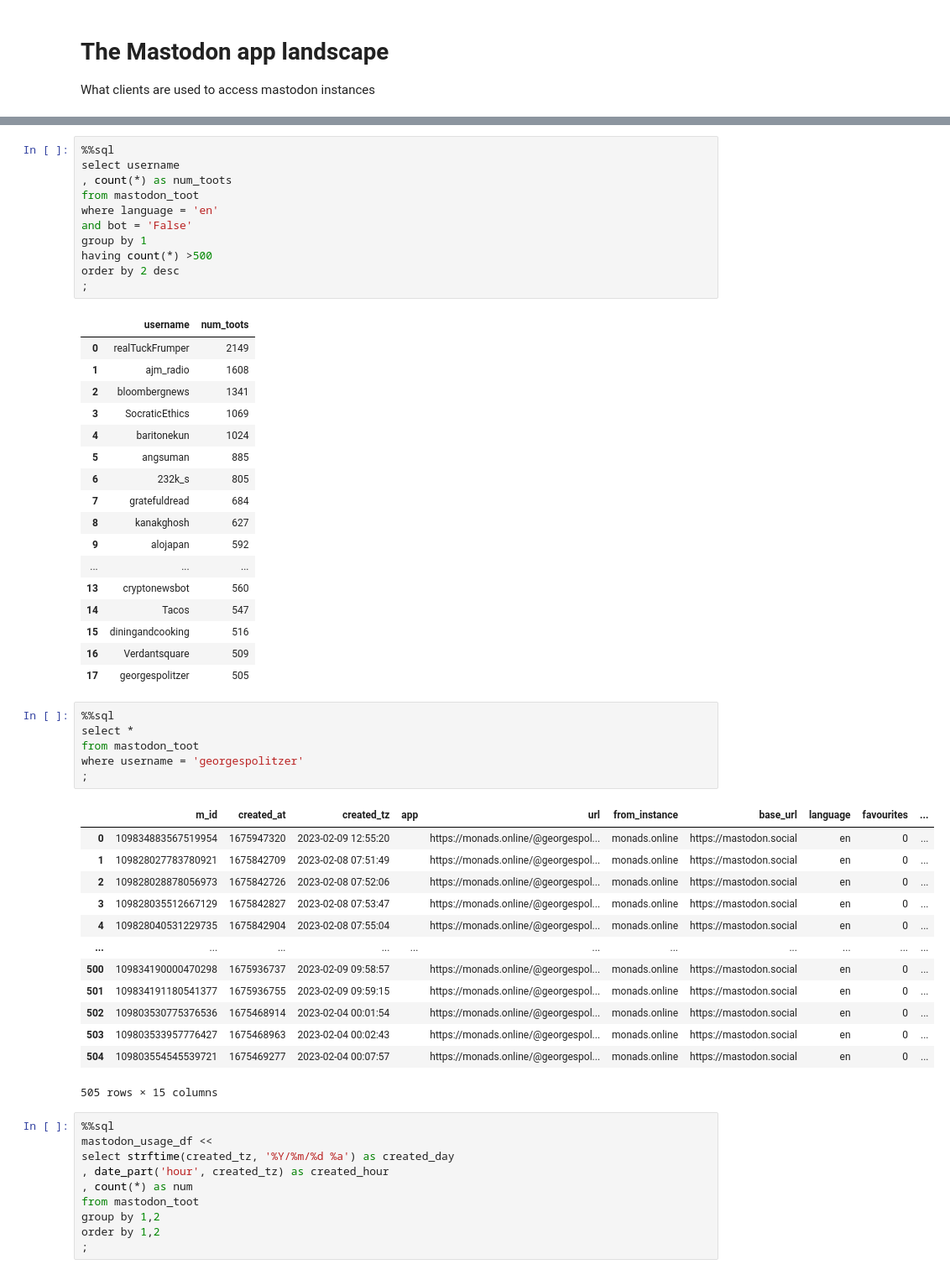
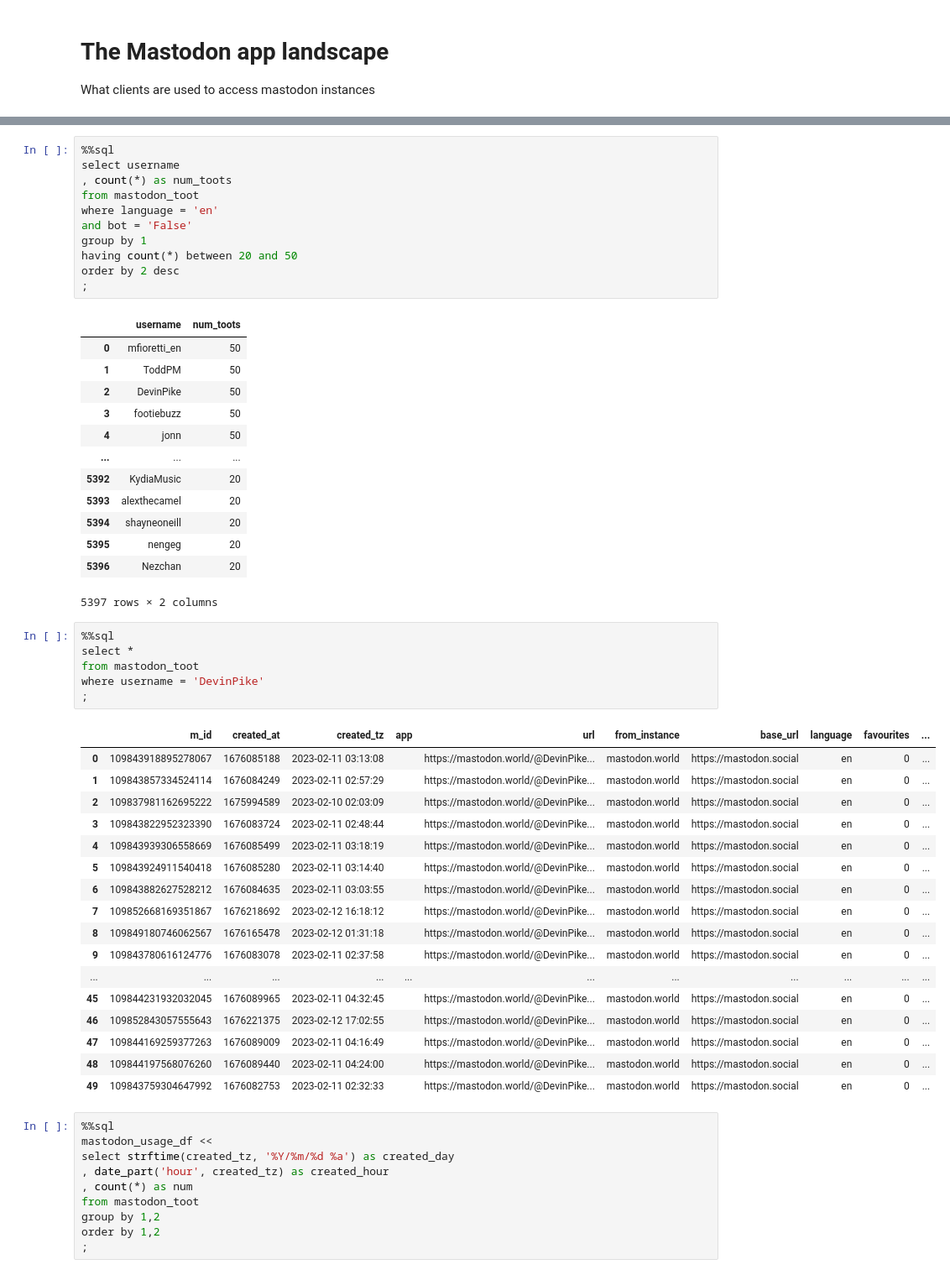
Before and after one commit to saubury/mastodon-stream, a Jupyter notebook: notebooks/mastodon-analysis.ipynb, the cells around one changed output, grey strips where cells are left out. Shown at 84% size. Cells and saved outputs as stored; diff of their text form.

```diff
--- a/notebooks/mastodon-analysis.ipynb
+++ b/notebooks/mastodon-analysis.ipynb
@@ -127,47 +106,47 @@ from mastodon_toot
 where language = 'en'
 and bot = 'False'
 group by 1
-having count(*) >500
+having count(*) between 20 and 50
 order by 2 desc
 ;
 # %% [output]
 |  | username | num_toots |
-| 0 | realTuckFrumper | 2149 |
-| 1 | ajm_radio | 1608 |
-| 2 | bloombergnews | 1341 |
-| 3 | SocraticEthics | 1069 |
-| 4 | baritonekun | 1024 |
-| 5 | angsuman | 885 |
-| 6 | 232k_s | 805 |
-| 7 | gratefuldread | 684 |
-| 8 | kanakghosh | 627 |
-| 9 | alojapan | 592 |
+| 0 | mfioretti_en | 50 |
+| 1 | ToddPM | 50 |
+| 2 | DevinPike | 50 |
+| 3 | footiebuzz | 50 |
+| 4 | jonn | 50 |
 | ... | ... | ... |
-| 13 | cryptonewsbot | 560 |
-| 14 | Tacos | 547 |
-| 15 | diningandcooking | 516 |
-| 16 | Verdantsquare | 509 |
-| 17 | georgespolitzer | 505 |
+| 5392 | KydiaMusic | 20 |
+| 5393 | alexthecamel | 20 |
+| 5394 | shayneoneill | 20 |
+| 5395 | nengeg | 20 |
+| 5396 | Nezchan | 20 |
+5397 rows × 2 columns
 # %%
 %%sql
 select *
 from mastodon_toot
-where username = 'georgespolitzer'
+where username = 'DevinPike'
 ;
 # %% [output]
 |  | m_id | created_at | created_tz | app | url | from_instance | base_url | language | favourites | ... |
-| 0 | 109834883567519954 | 1675947320 | 2023-02-09 12:55:20 |  | https://monads.online/@georgespol... | monads.online | https://mastodon.social | en | 0 | ... |
-| 1 | 109828027783780921 | 1675842709 | 2023-02-08 07:51:49 |  | https://monads.online/@georgespol... | monads.online | https://mastodon.social | en | 0 | ... |
-| 2 | 109828028878056973 | 1675842726 | 2023-02-08 07:52:06 |  | https://monads.online/@georgespol... | monads.online | https://mastodon.social | en | 0 | ... |
-| 3 | 109828035512667129 | 1675842827 | 2023-02-08 07:53:47 |  | https://monads.online/@georgespol... | monads.online | https://mastodon.social | en | 0 | ... |
-| 4 | 109828040531229735 | 1675842904 | 2023-02-08 07:55:04 |  | https://monads.online/@georgespol... | monads.online | https://mastodon.social | en | 0 | ... |
+| 0 | 109843918895278067 | 1676085188 | 2023-02-11 03:13:08 |  | https://mastodon.world/@DevinPike... | mastodon.world | https://mastodon.social | en | 0 | ... |
+| 1 | 109843857334524114 | 1676084249 | 2023-02-11 02:57:29 |  | https://mastodon.world/@DevinPike... | mastodon.world | https://mastodon.social | en | 0 | ... |
+| 2 | 109837981162695222 | 1675994589 | 2023-02-10 02:03:09 |  | https://mastodon.world/@DevinPike... | mastodon.world | https://mastodon.social | en | 0 | ... |
+| 3 | 109843822952323390 | 1676083724 | 2023-02-11 02:48:44 |  | https://mastodon.world/@DevinPike... | mastodon.world | https://mastodon.social | en | 0 | ... |
+| 4 | 109843939306558669 | 1676085499 | 2023-02-11 03:18:19 |  | https://mastodon.world/@DevinPike... | mastodon.world | https://mastodon.social | en | 0 | ... |
+| 5 | 109843924911540418 | 1676085280 | 2023-02-11 03:14:40 |  | https://mastodon.world/@DevinPike... | mastodon.world | https://mastodon.social | en | 0 | ... |
+| 6 | 109843882627528212 | 1676084635 | 2023-02-11 03:03:55 |  | https://mastodon.world/@DevinPike... | mastodon.world | https://mastodon.social | en | 0 | ... |
+| 7 | 109852668169351867 | 1676218692 | 2023-02-12 16:18:12 |  | https://mastodon.world/@DevinPike... | mastodon.world | https://mastodon.social | en | 0 | ... |
+| 8 | 109849180746062567 | 1676165478 | 2023-02-12 01:31:18 |  | https://mastodon.world/@DevinPike... | mastodon.world | https://mastodon.social | en | 0 | ... |
+| 9 | 109843780616124776 | 1676083078 | 2023-02-11 02:37:58 |  | https://mastodon.world/@DevinPike... | mastodon.world | https://mastodon.social | en | 0 | ... |
 | ... | ... | ... | ... | ... | ... | ... | ... | ... | ... | ... |
-| 500 | 109834190000470298 | 1675936737 | 2023-02-09 09:58:57 |  | https://monads.online/@georgespol... | monads.online | https://mastodon.social | en | 0 | ... |
-| 501 | 109834191180541377 | 1675936755 | 2023-02-09 09:59:15 |  | https://monads.online/@georgespol... | monads.online | https://mastodon.social | en | 0 | ... |
-| 502 | 109803530775376536 | 1675468914 | 2023-02-04 00:01:54 |  | https://monads.online/@georgespol... | monads.online | https://mastodon.social | en | 0 | ... |
-| 503 | 109803533957776427 | 1675468963 | 2023-02-04 00:02:43 |  | https://monads.online/@georgespol... | monads.online | https://mastodon.social | en | 0 | ... |
-| 504 | 109803554545539721 | 1675469277 | 2023-02-04 00:07:57 |  | https://monads.online/@georgespol... | monads.online | https://mastodon.social | en | 0 | ... |
+| 45 | 109844231932032045 | 1676089965 | 2023-02-11 04:32:45 |  | https://mastodon.world/@DevinPike... | mastodon.world | https://mastodon.social | en | 0 | ... |
+| 46 | 109852843057555643 | 1676221375 | 2023-02-12 17:02:55 |  | https://mastodon.world/@DevinPike... | mastodon.world | https://mastodon.social | en | 0 | ... |
+| 47 | 109844169259377263 | 1676089009 | 2023-02-11 04:16:49 |  | https://mastodon.world/@DevinPike... | mastodon.world | https://mastodon.social | en | 0 | ... |
+| 48 | 109844197568076260 | 1676089440 | 2023-02-11 04:24:00 |  | https://mastodon.world/@DevinPike... | mastodon.world | https://mastodon.social | en | 0 | ... |
+| 49 | 109843759304647992 | 1676082753 | 2023-02-11 02:32:33 |  | https://mastodon.world/@DevinPike... | mastodon.world | https://mastodon.social | en | 0 | ... |
-505 rows × 15 columns
 # %%
 %%sql
 mastodon_usage_df <<
```
Also changed, not shown: parts of 8 cells of this notebook, 8 other files.
